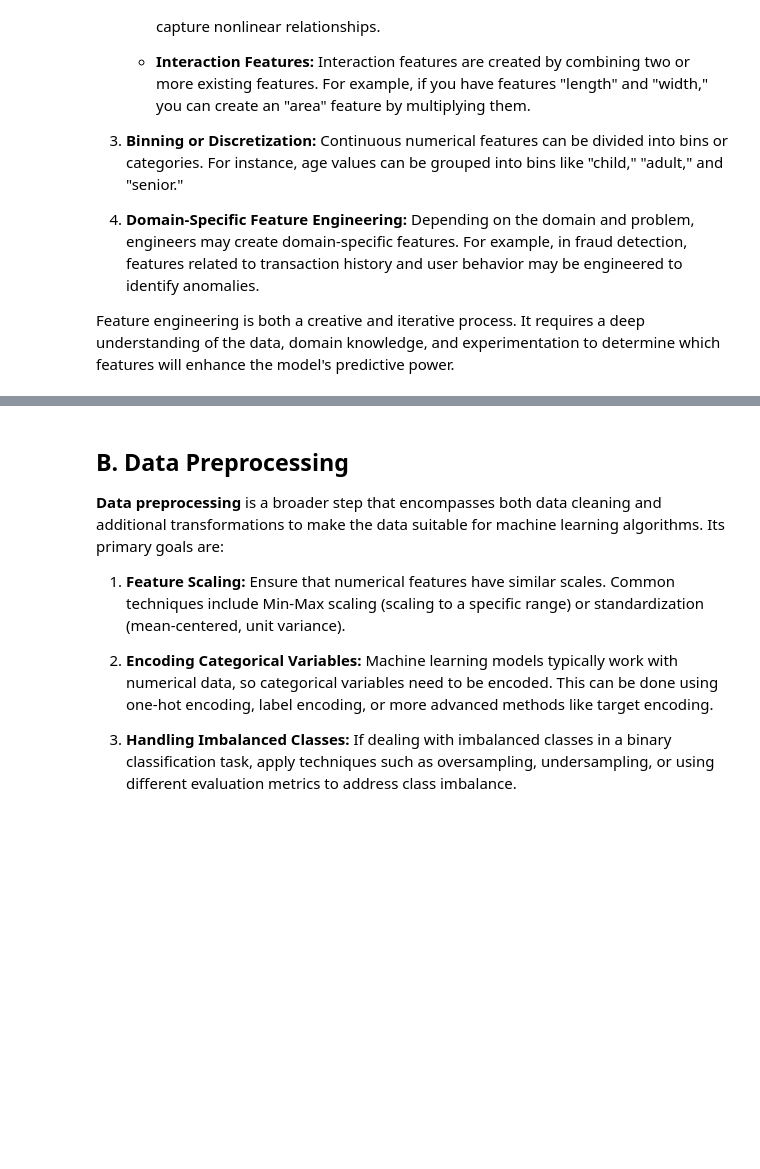
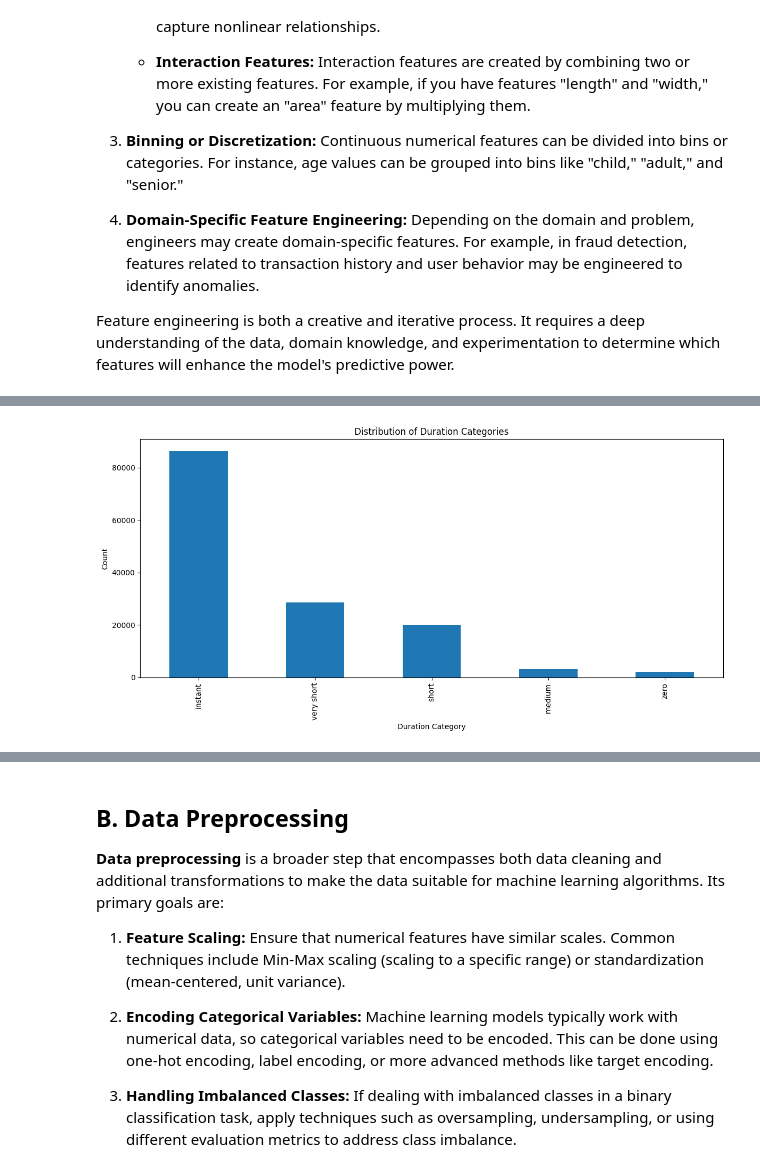
Before and after one commit to rizqikapratamaa/Tubes2_AI_atk_hlic, a Jupyter notebook: src/notebook.ipynb, the cells around one changed output, grey strips where cells are left out. Drawn from its saved outputs; the diff is of its cells as text; code cells hidden in the pictures; blank space fills up the shorter version.

```diff
--- a/src/notebook.ipynb
+++ b/src/notebook.ipynb
@@ -452,0 +406,66 @@ Newly created features:
+# %%
+from sklearn.feature_selection import SelectKBest, f_classif
+
+def enhanced_network_features(df):
+    """Comprehensive feature engineering for network traffic"""
+    print("Applying multiple feature engineering strategies...")
+    df_new = df.copy()
+
+    # 1. Creating New Features
+    # Traffic Flow Ratios
+    df_new['bytes_ratio'] = df_new['sbytes'] / (df_new['dbytes'] + 1)
+    df_new['packet_ratio'] = df_new['spkts'] / (df_new['dpkts'] + 1)
+    df_new['avg_bytes_per_packet'] = (df_new['sbytes'] + df_new['dbytes']) / (df_new['spkts'] + df_new['dpkts'] + 1)
+    df_new['total_loss_ratio'] = (df_new['sloss'] + df_new['dloss']) / (df_new['spkts'] + df_new['dpkts'] + 1)
+    df_new['bytes_per_second'] = (df_new['sbytes'] + df_new['dbytes']) / (df_new['dur'] + 0.1)
+
+    # 2. Binning for Specific Metrics
+    df_new['duration_cat'] = pd.cut(
+        df_new['dur'],
+        bins=[-np.inf, 0.0, 0.1, 1.0, 10.0, 60.0],
+        labels=['zero', 'instant', 'very short', 'short', 'medium']
+    )
+
+    # 3. Feature Selection (Top 20 most important)
+    numeric_cols = df_new.select_dtypes(include=['float64', 'int64']).columns
+    selector = SelectKBest(f_classif, k=20)
+    X = df_new[numeric_cols].drop(['label'], axis=1, errors='ignore')
+    y = df_new['label']
+    selected_features = X.columns[selector.fit(X, y).get_support()].tolist()
+
+    print("\nFeature engineering summary:")
+    print("- Created new network metrics")
+    print("- Added duration categories")
+    print("- Selected top features")
+
+    return df_new, selected_features
+
+# Apply enhanced feature engineering and display results
+train_df_engineered, selected_features = enhanced_network_features(train_df_clean)
+
+# 1. Show new features created
+print("\nNew Traffic Flow Features (first 5 rows):")
+new_features = ['bytes_ratio', 'packet_ratio', 'avg_bytes_per_packet', 'total_loss_ratio', 'bytes_per_second']
+print(train_df_engineered[new_features].head())
+
+# 2. Show duration categories distribution
+print("\nDuration Categories Distribution:")
+print(train_df_engineered['duration_cat'].value_counts())
+
+# 3. Show selected important features
+print("\nTop 20 Selected Features:")
+print(selected_features)
+
+# 4. Basic statistics of new features
+print("\nStatistics of New Features:")
+print(train_df_engineered[new_features].describe())
+
+# 5. Binning for specific metrics
+plt.figure(figsize=(12, 6))
+train_df_engineered['duration_cat'].value_counts().plot(kind='bar')
+plt.title('Distribution of Duration Categories')
+plt.xlabel('Duration Category')
+plt.ylabel('Count')
+plt.tight_layout()
+plt.show()
+# %% [output]
@@ -452,0 +489 @@ Newly created features:
+[figure, added]
```
Also changed, not shown: parts of 14 cells of this notebook.
